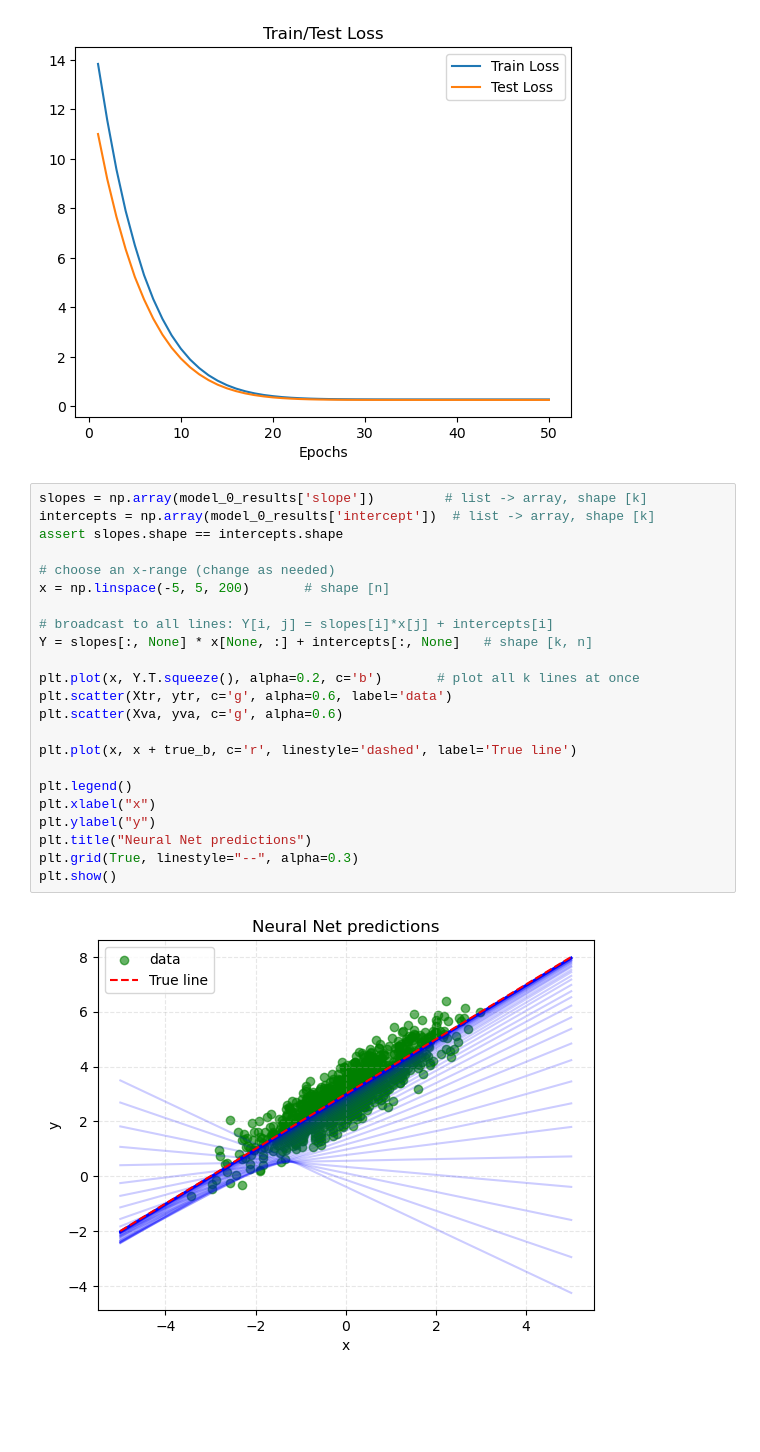
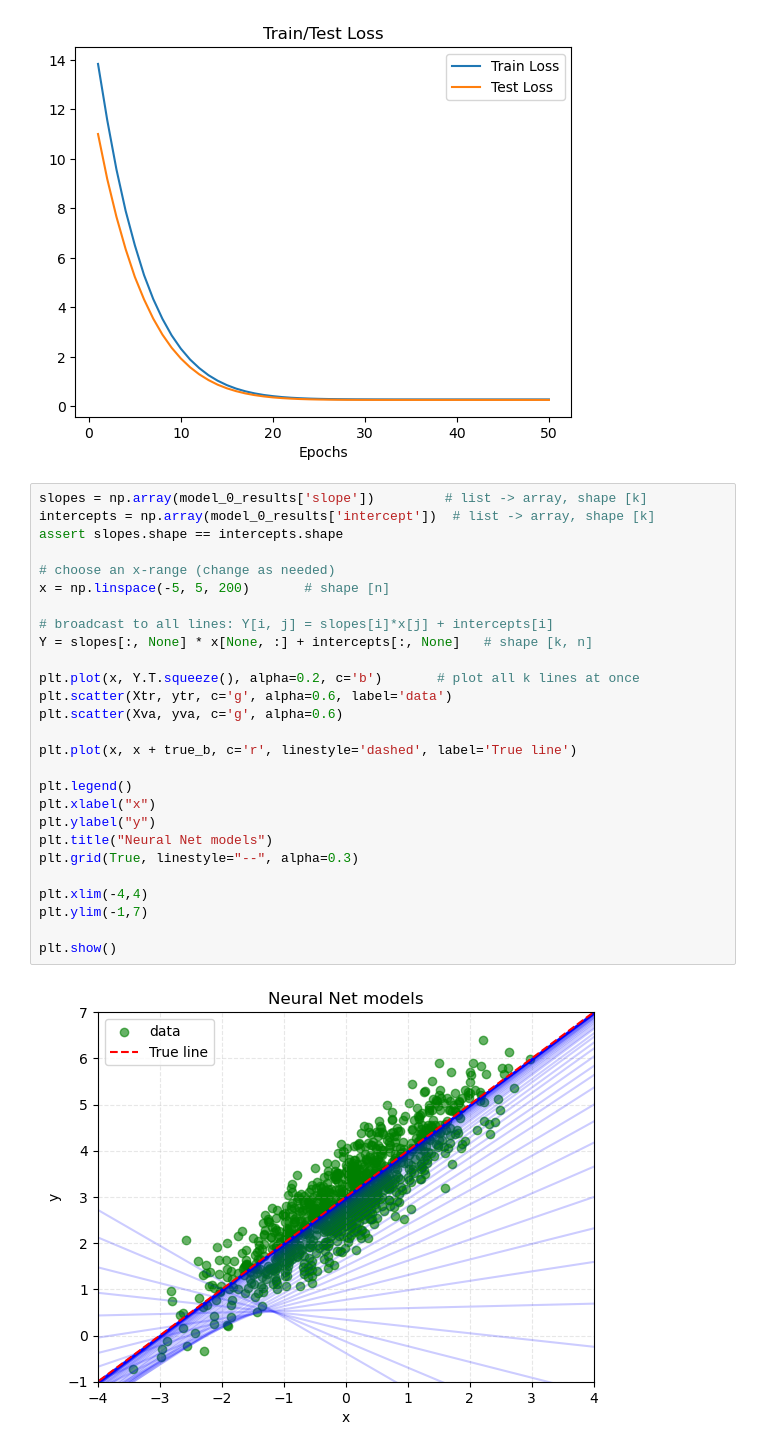
Before and after one commit to ElliotBlackstone/automotive-ssd-object-detection, a Jupyter notebook: LinRegTest.ipynb, the cells around one changed output. Drawn from its saved outputs; the diff is of its cells as text; blank space fills up the shorter version.

```diff
--- a/LinRegTest.ipynb
+++ b/LinRegTest.ipynb
@@ -237,25 +244,29 @@ plt.show()
 # %%
 slopes = np.array(model_0_results['slope'])         # list -> array, shape [k]
 intercepts = np.array(model_0_results['intercept'])  # list -> array, shape [k]
 assert slopes.shape == intercepts.shape
 
 # choose an x-range (change as needed)
 x = np.linspace(-5, 5, 200)       # shape [n]
 
 # broadcast to all lines: Y[i, j] = slopes[i]*x[j] + intercepts[i]
 Y = slopes[:, None] * x[None, :] + intercepts[:, None]   # shape [k, n]
 
 plt.plot(x, Y.T.squeeze(), alpha=0.2, c='b')       # plot all k lines at once
 plt.scatter(Xtr, ytr, c='g', alpha=0.6, label='data')
 plt.scatter(Xva, yva, c='g', alpha=0.6)
 
 plt.plot(x, x + true_b, c='r', linestyle='dashed', label='True line')
 
 plt.legend()
 plt.xlabel("x")
 plt.ylabel("y")
-plt.title("Neural Net predictions")
+plt.title("Neural Net models")
 plt.grid(True, linestyle="--", alpha=0.3)
+
+plt.xlim(-4,4)
+plt.ylim(-1,7)
+
 plt.show()
 # %% [output]
-[figure, old version]
+[figure, new version]
```
Also changed, not shown: parts of 5 cells of this notebook, 1 other file.
